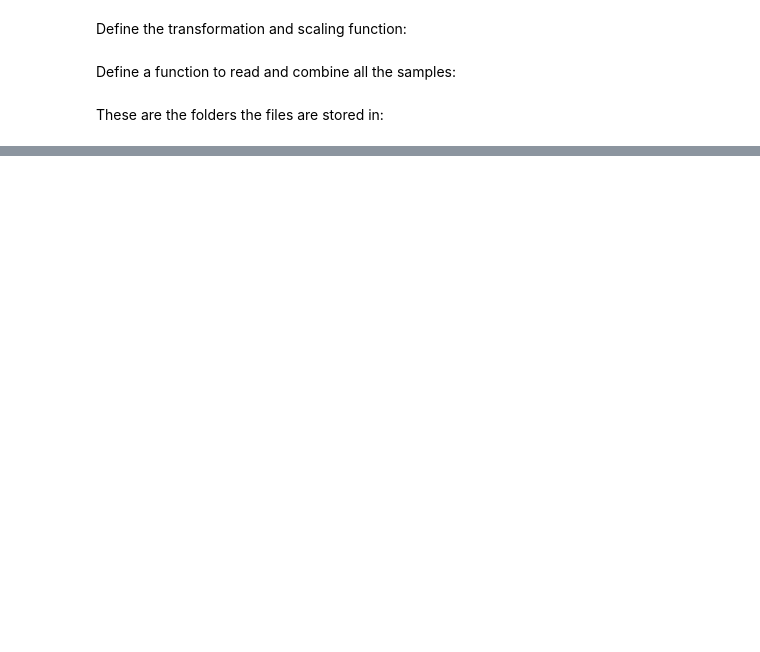
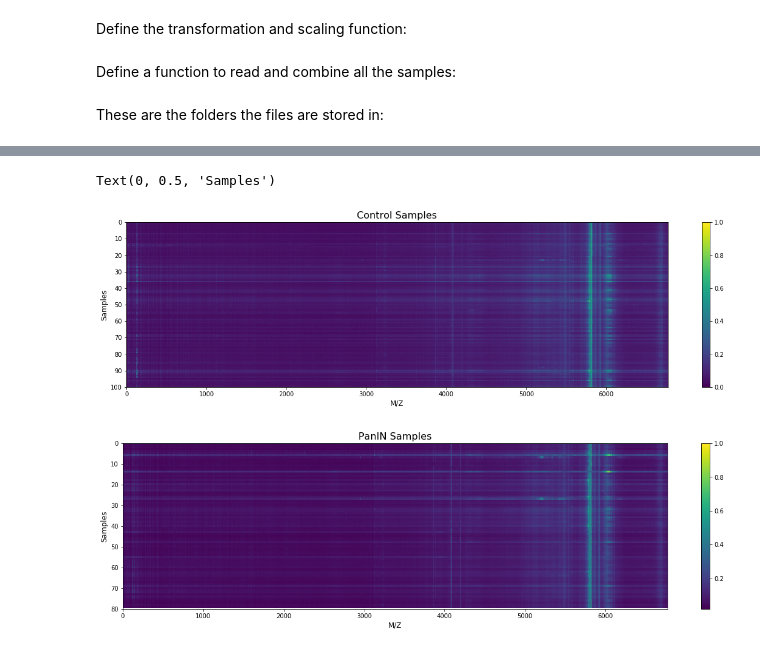
Before and after one commit to s-mushnoori/diagnosing-pancreatic-cancer, a Jupyter notebook: diagnosing-pancreatic-cancer.ipynb, the cells around one changed output, grey strips where cells are left out. Saved outputs shown, nothing was run; the diff lists cells and outputs as text; code cells hidden in the pictures; blank space fills up the shorter version.

```diff
--- a/diagnosing-pancreatic-cancer.ipynb
+++ b/diagnosing-pancreatic-cancer.ipynb
@@ -251,0 +284,20 @@ df_panIN = combine_data(os.getcwd())
+# %%
+def combined_colorbar(dataset):
+    plt.figure(figsize=(20,5))
+    plt.imshow(dataset, aspect='auto', cmap='viridis')
+    plt.yticks(np.arange(0,len(dataset)+1, 10))
+    plt.colorbar()
+# %%
+combined_colorbar(df_control)
+plt.title('Control Samples', fontsize = 16)
+plt.xlabel('M/Z', fontsize = 12)
+plt.ylabel('Samples', fontsize = 12)
+
+combined_colorbar(df_panIN)
+plt.title('PanIN Samples', fontsize = 16)
+plt.xlabel('M/Z', fontsize = 12)
+plt.ylabel('Samples', fontsize = 12)
+# %% [output]
+Text(0, 0.5, 'Samples')
+[figure, added]
+[figure, added]
```
Also changed, not shown: parts of 18 cells of this notebook.
